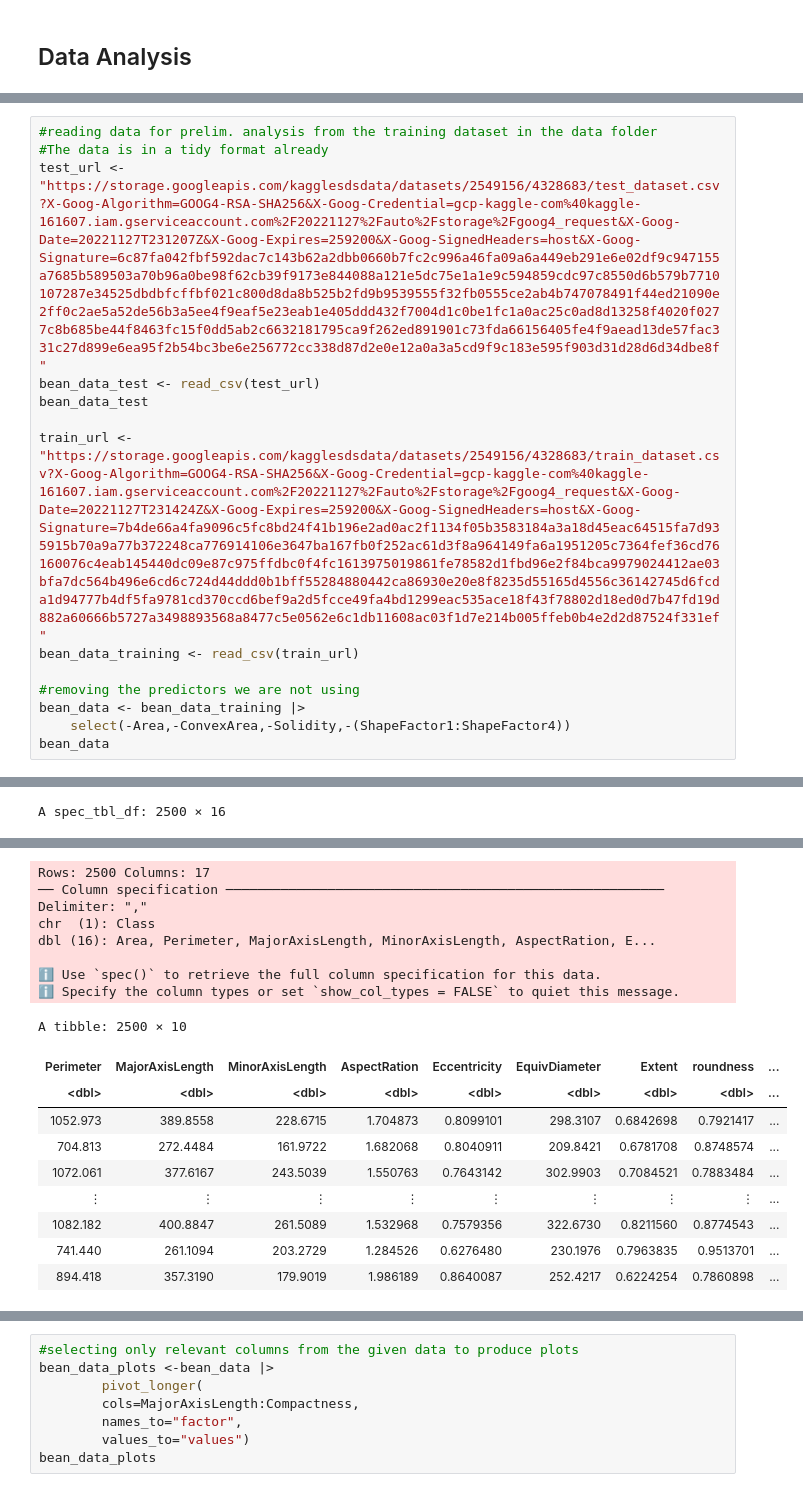
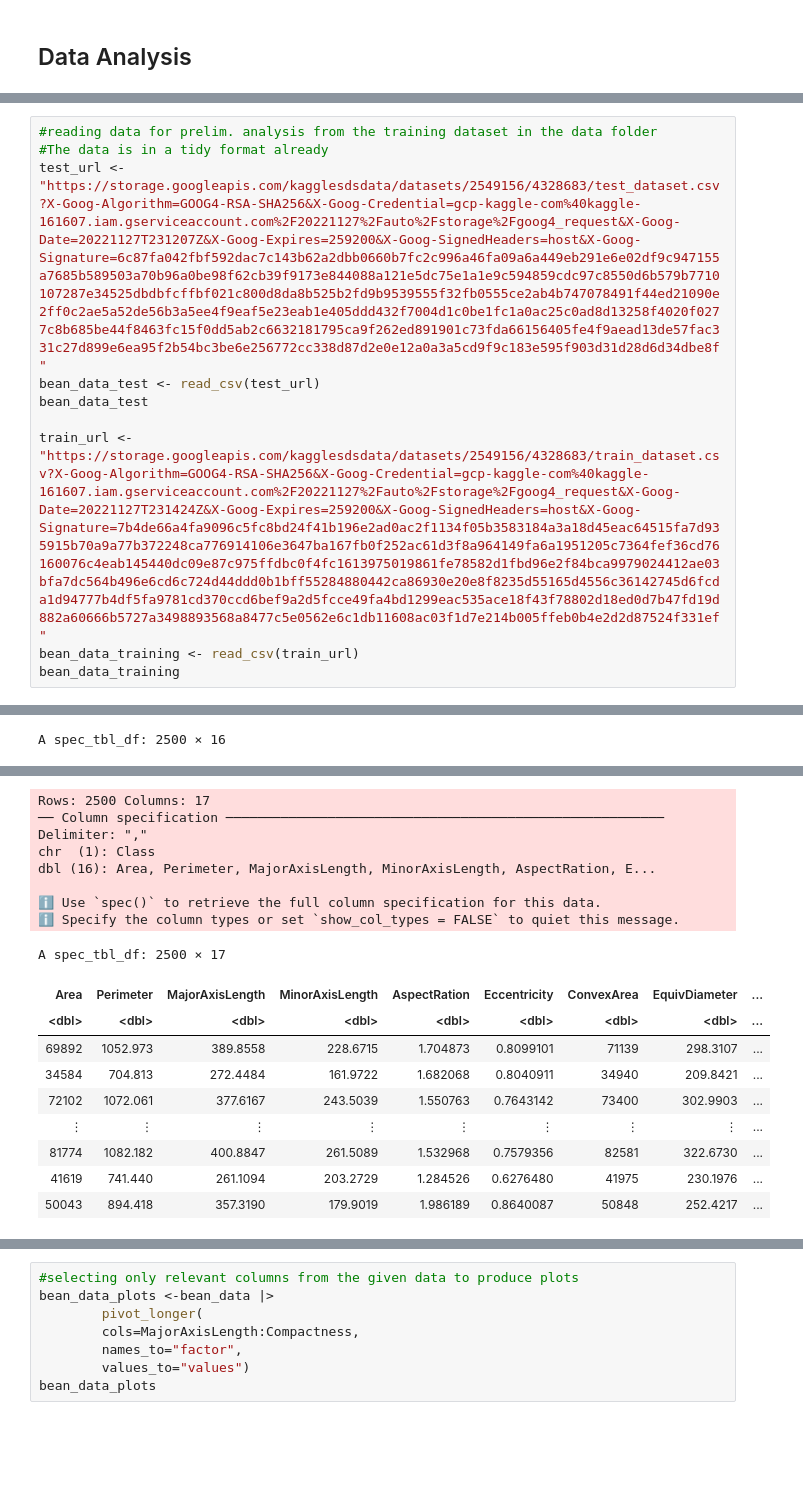
Before and after one commit to dhawal-rathore/DSCI100-Group-Project, a Jupyter notebook: FinalProject.ipynb, the cells around one changed output, grey strips where cells are left out. Drawn from its saved outputs; the diff is of its cells as text; blank space fills up the shorter version.

```diff
--- a/FinalProject.ipynb
+++ b/FinalProject.ipynb
@@ -40,42 +34,38 @@ train_url <- "https://storage.googleapis.com/kagglesdsdata/datasets/2549156/4328
 bean_data_training <- read_csv(train_url)
-
-#removing the predictors we are not using
-bean_data <- bean_data_training |>
-    select(-Area,-ConvexArea,-Solidity,-(ShapeFactor1:ShapeFactor4))
-bean_data
+bean_data_training
 # %% [output]
 Rows: 2500 Columns: 16
 ── Column specification ────────────────────────────────────────────────────────
 Delimiter: ","
 dbl (16): Area, Perimeter, MajorAxisLength, MinorAxisLength, AspectRation, E...
 
 ℹ Use `spec()` to retrieve the full column specification for this data.
 ℹ Specify the column types or set `show_col_types = FALSE` to quiet this message.
 A spec_tbl_df: 2500 × 16
 | Area | Perimeter | MajorAxisLength | MinorAxisLength | AspectRation | Eccentricity | ConvexArea | EquivDiameter | ... |
 | <dbl> | <dbl> | <dbl> | <dbl> | <dbl> | <dbl> | <dbl> | <dbl> | ... |
 | 43514 | 792.220 | 300.3498 | 185.1161 | 1.622494 | 0.7874839 | 43961 | 235.3800 | ... |
 | 73229 | 1034.342 | 409.8222 | 229.5188 | 1.785572 | 0.8284624 | 74364 | 305.3491 | ... |
 | 50771 | 903.481 | 375.0474 | 172.7874 | 2.170572 | 0.8875517 | 51292 | 254.2511 | ... |
 | ⋮ | ⋮ | ⋮ | ⋮ | ⋮ | ⋮ | ⋮ | ⋮ | ... |
 | 40804 | 790.802 | 323.4756 | 163.2877 | 1.981016 | 0.8632414 | 41636 | 227.9326 | ... |
 | 50879 | 848.549 | 326.9410 | 198.5862 | 1.646343 | 0.7943909 | 51307 | 254.5214 | ... |
 | 39074 | 781.022 | 253.7039 | 196.8183 | 1.289026 | 0.6310041 | 39744 | 223.0483 | ... |
 Rows: 2500 Columns: 17
 ── Column specification ────────────────────────────────────────────────────────
 Delimiter: ","
 chr  (1): Class
 dbl (16): Area, Perimeter, MajorAxisLength, MinorAxisLength, AspectRation, E...
 
 ℹ Use `spec()` to retrieve the full column specification for this data.
 ℹ Specify the column types or set `show_col_types = FALSE` to quiet this message.
-A tibble: 2500 × 10
+A spec_tbl_df: 2500 × 17
-| Perimeter | MajorAxisLength | MinorAxisLength | AspectRation | Eccentricity | EquivDiameter | Extent | roundness | ... |
+| Area | Perimeter | MajorAxisLength | MinorAxisLength | AspectRation | Eccentricity | ConvexArea | EquivDiameter | ... |
 | <dbl> | <dbl> | <dbl> | <dbl> | <dbl> | <dbl> | <dbl> | <dbl> | ... |
-| 1052.973 | 389.8558 | 228.6715 | 1.704873 | 0.8099101 | 298.3107 | 0.6842698 | 0.7921417 | ... |
-| 704.813 | 272.4484 | 161.9722 | 1.682068 | 0.8040911 | 209.8421 | 0.6781708 | 0.8748574 | ... |
-| 1072.061 | 377.6167 | 243.5039 | 1.550763 | 0.7643142 | 302.9903 | 0.7084521 | 0.7883484 | ... |
+| 69892 | 1052.973 | 389.8558 | 228.6715 | 1.704873 | 0.8099101 | 71139 | 298.3107 | ... |
+| 34584 | 704.813 | 272.4484 | 161.9722 | 1.682068 | 0.8040911 | 34940 | 209.8421 | ... |
+| 72102 | 1072.061 | 377.6167 | 243.5039 | 1.550763 | 0.7643142 | 73400 | 302.9903 | ... |
 | ⋮ | ⋮ | ⋮ | ⋮ | ⋮ | ⋮ | ⋮ | ⋮ | ... |
-| 1082.182 | 400.8847 | 261.5089 | 1.532968 | 0.7579356 | 322.6730 | 0.8211560 | 0.8774543 | ... |
-| 741.440 | 261.1094 | 203.2729 | 1.284526 | 0.6276480 | 230.1976 | 0.7963835 | 0.9513701 | ... |
-| 894.418 | 357.3190 | 179.9019 | 1.986189 | 0.8640087 | 252.4217 | 0.6224254 | 0.7860898 | ... |
+| 81774 | 1082.182 | 400.8847 | 261.5089 | 1.532968 | 0.7579356 | 82581 | 322.6730 | ... |
+| 41619 | 741.440 | 261.1094 | 203.2729 | 1.284526 | 0.6276480 | 41975 | 230.1976 | ... |
+| 50043 | 894.418 | 357.3190 | 179.9019 | 1.986189 | 0.8640087 | 50848 | 252.4217 | ... |
```
Also changed, not shown: parts of 4 cells of this notebook.
